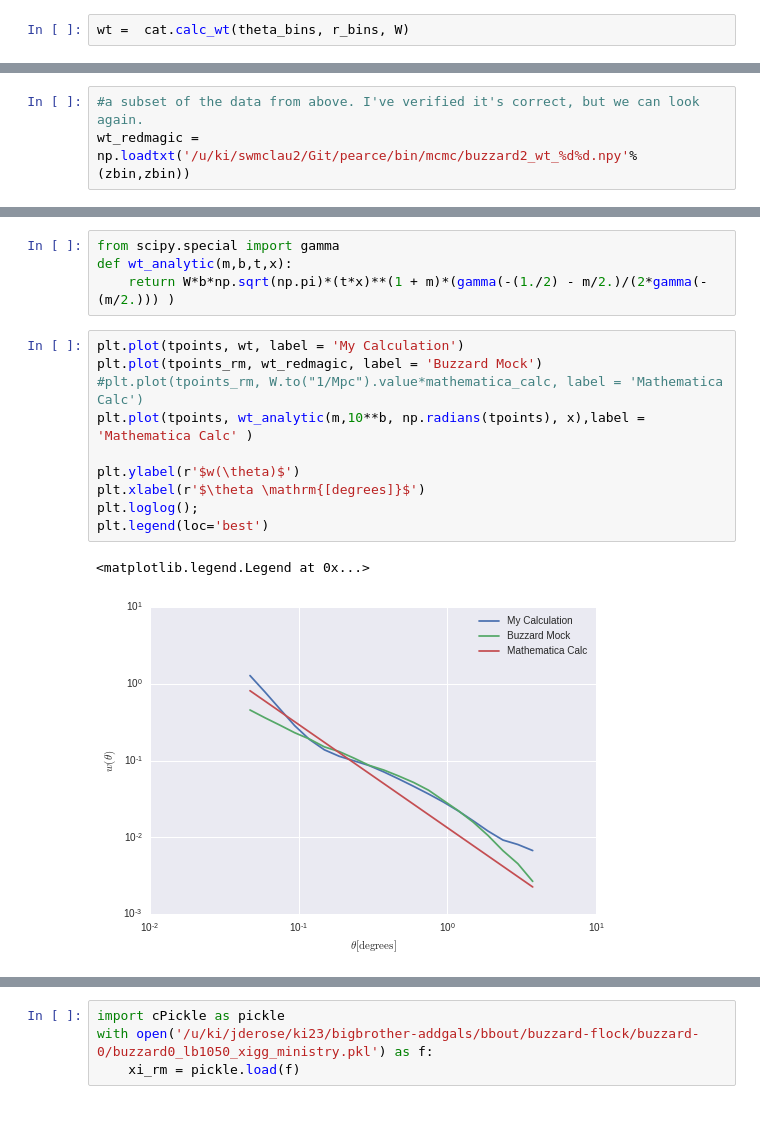
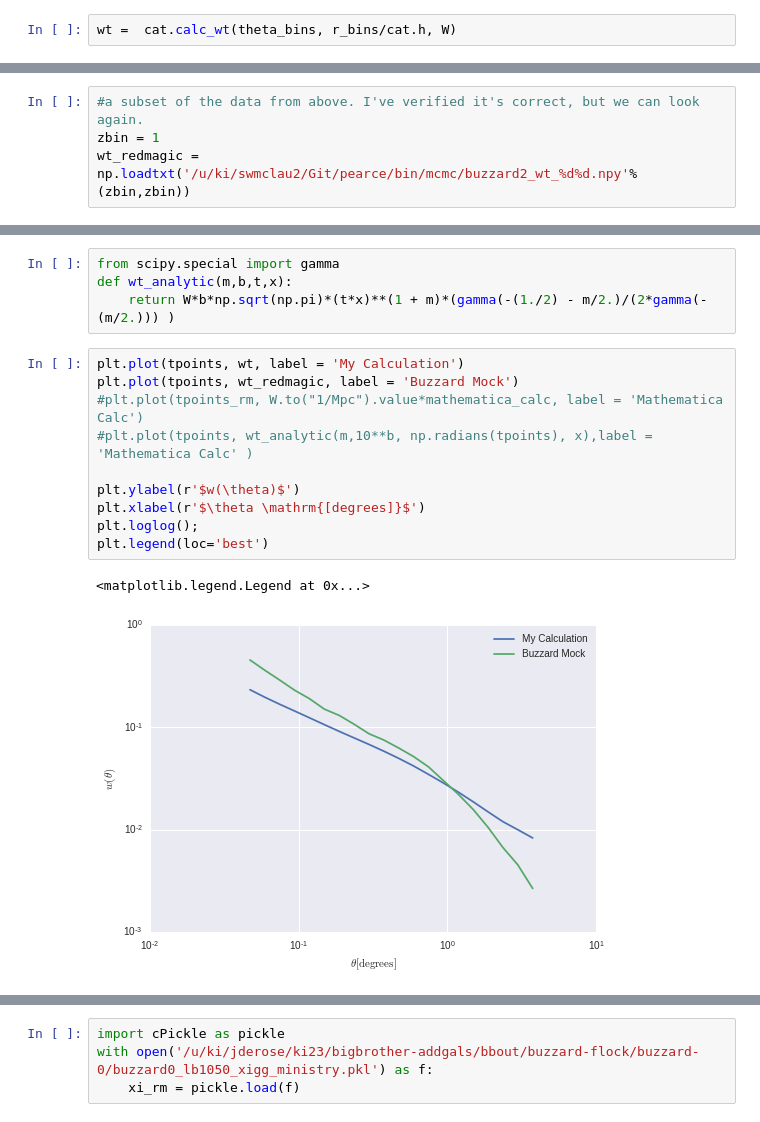
Before and after one commit to mclaughlin6464/pearce, a Jupyter notebook: notebooks/Pearce wt integral tests.ipynb, the cells around one changed output, grey strips where cells are left out. Cells and saved outputs as stored; diff of their text form.

```diff
--- a/notebooks/Pearce wt integral tests.ipynb
+++ b/notebooks/Pearce wt integral tests.ipynb
@@ -274,4 +217,4 @@ array([  0.31622777,   0.44326829,   0.62134575,   0.87096359,
          4.71338954,   6.60693448,   9.26118728,  12.98175275,
         18.19700859,  25.50742784,  35.75471605,  50.11872336])
 # %%
-wt =  cat.calc_wt(theta_bins, r_bins, W)
+wt =  cat.calc_wt(theta_bins, r_bins/cat.h, W)
@@ -363,5 +313,6 @@ Where $\bar{x}$ is the median comoving distance to z.
 # %%
 #a subset of the data from above. I've verified it's correct, but we can look again.
+zbin = 1
 wt_redmagic = np.loadtxt('/u/ki/swmclau2/Git/pearce/bin/mcmc/buzzard2_wt_%d%d.npy'%(zbin,zbin))
 # %% [markdown]
 The below plot shows the problem. There appears to be a constant multiplicative offset between the redmagic calculation and the one we just performed. The plot below it shows their ratio. It is near-constant, but there is some small radial trend. Whether or not it is significant is tough to say.
@@ -371,14 +322,14 @@ def wt_analytic(m,b,t,x):
     return W*b*np.sqrt(np.pi)*(t*x)**(1 + m)*(gamma(-(1./2) - m/2.)/(2*gamma(-(m/2.))) )
 # %%
 plt.plot(tpoints, wt, label = 'My Calculation')
-plt.plot(tpoints_rm, wt_redmagic, label = 'Buzzard Mock')
+plt.plot(tpoints, wt_redmagic, label = 'Buzzard Mock')
 #plt.plot(tpoints_rm, W.to("1/Mpc").value*mathematica_calc, label = 'Mathematica Calc')
-plt.plot(tpoints, wt_analytic(m,10**b, np.radians(tpoints), x),label = 'Mathematica Calc' )
+#plt.plot(tpoints, wt_analytic(m,10**b, np.radians(tpoints), x),label = 'Mathematica Calc' )
 
 plt.ylabel(r'$w(\theta)$')
 plt.xlabel(r'$\theta \mathrm{[degrees]}$')
 plt.loglog();
 plt.legend(loc='best')
 # %% [output]
 <matplotlib.legend.Legend at 0x...>
-[figure, old version]
+[figure, new version]
```
Also changed, not shown: parts of 35 cells of this notebook, 2 other files.
